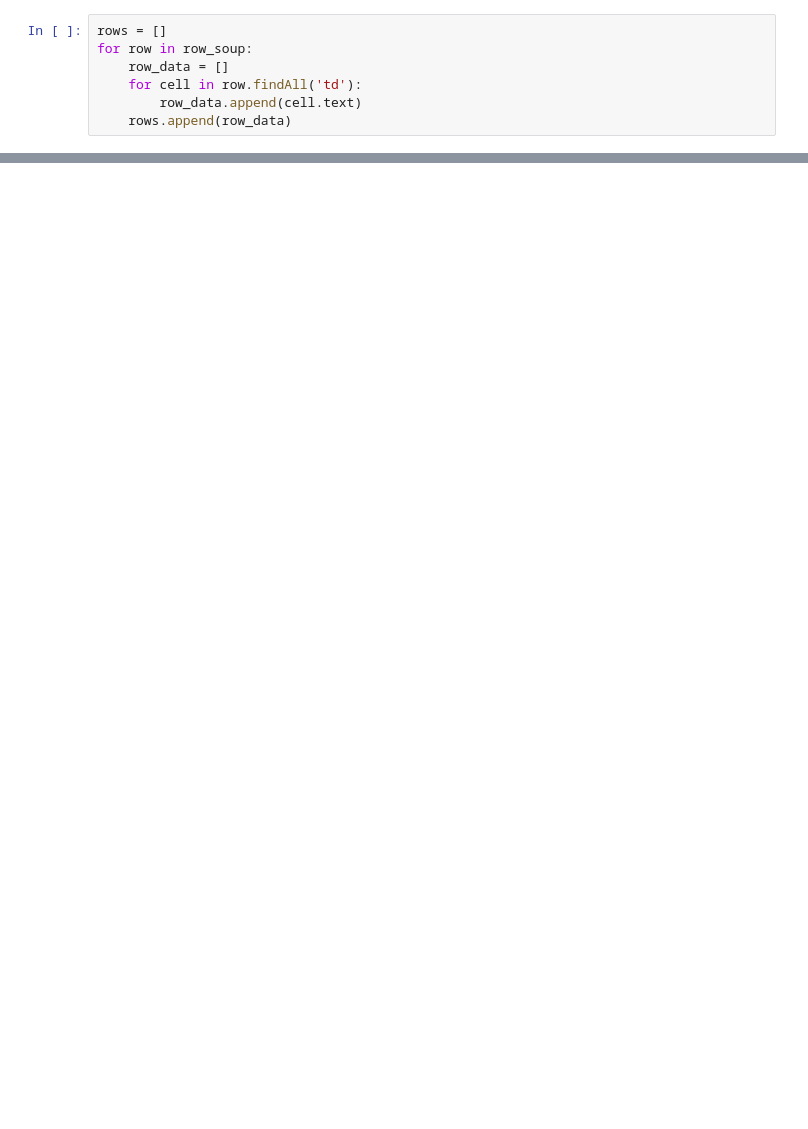
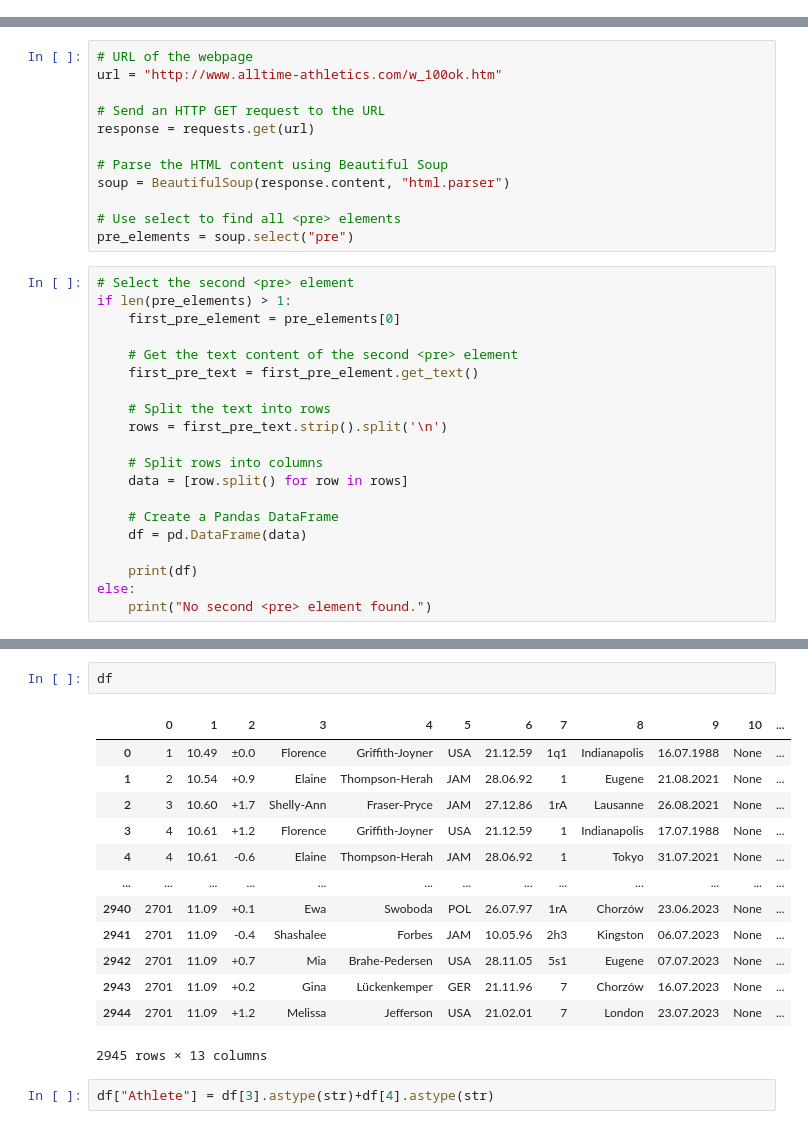
Before and after one commit to Moff1/PersonalProjectsPython, a Jupyter notebook: 100mWomenDataCollection.ipynb, the cells around one changed output, grey strips where cells are left out. Drawn from its saved outputs; the diff is of its cells as text; blank space fills up the shorter version.

Commit message:
Add files via upload
Pro 100m Data

```diff
--- a/100mWomenDataCollection.ipynb
+++ b/100mWomenDataCollection.ipynb
@@ -66,7 +0,0 @@ row_soup
-# %%
-rows = []
-for row in row_soup:
-    row_data = []
-    for cell in row.findAll('td'):
-        row_data.append(cell.text)
-    rows.append(row_data)
@@ -365,0 +28,32 @@ Womens100mDF.to_csv('Womens100m.csv', index=False)
+# %%
+# URL of the webpage
+url = "http://www.alltime-athletics.com/w_100ok.htm"
+
+# Send an HTTP GET request to the URL
+response = requests.get(url)
+
+# Parse the HTML content using Beautiful Soup
+soup = BeautifulSoup(response.content, "html.parser")
+
+# Use select to find all <pre> elements
+pre_elements = soup.select("pre")
+# %%
+# Select the second <pre> element
+if len(pre_elements) > 1:
+    first_pre_element = pre_elements[0]
+
+    # Get the text content of the second <pre> element
+    first_pre_text = first_pre_element.get_text()
+
+    # Split the text into rows
+    rows = first_pre_text.strip().split('\n')
+
+    # Split rows into columns
+    data = [row.split() for row in rows]
+
+    # Create a Pandas DataFrame
+    df = pd.DataFrame(data)
+
+    print(df)
+else:
+    print("No second <pre> element found.")
@@ -365,0 +78,18 @@ Womens100mDF.to_csv('Womens100m.csv', index=False)
+# %%
+df
+# %% [output]
+|  | 0 | 1 | 2 | 3 | 4 | 5 | 6 | 7 | 8 | 9 | 10 | ... |
+| 0 | 1 | 10.49 | ±0.0 | Florence | Griffith-Joyner | USA | 21.12.59 | 1q1 | Indianapolis | 16.07.1988 | None | ... |
+| 1 | 2 | 10.54 | +0.9 | Elaine | Thompson-Herah | JAM | 28.06.92 | 1 | Eugene | 21.08.2021 | None | ... |
+| 2 | 3 | 10.60 | +1.7 | Shelly-Ann | Fraser-Pryce | JAM | 27.12.86 | 1rA | Lausanne | 26.08.2021 | None | ... |
+| 3 | 4 | 10.61 | +1.2 | Florence | Griffith-Joyner | USA | 21.12.59 | 1 | Indianapolis | 17.07.1988 | None | ... |
+| 4 | 4 | 10.61 | -0.6 | Elaine | Thompson-Herah | JAM | 28.06.92 | 1 | Tokyo | 31.07.2021 | None | ... |
+| ... | ... | ... | ... | ... | ... | ... | ... | ... | ... | ... | ... | ... |
+| 2940 | 2701 | 11.09 | +0.1 | Ewa | Swoboda | POL | 26.07.97 | 1rA | Chorzów | 23.06.2023 | None | ... |
+| 2941 | 2701 | 11.09 | -0.4 | Shashalee | Forbes | JAM | 10.05.96 | 2h3 | Kingston | 06.07.2023 | None | ... |
+| 2942 | 2701 | 11.09 | +0.7 | Mia | Brahe-Pedersen | USA | 28.11.05 | 5s1 | Eugene | 07.07.2023 | None | ... |
+| 2943 | 2701 | 11.09 | +0.2 | Gina | Lückenkemper | GER | 21.11.96 | 7 | Chorzów | 16.07.2023 | None | ... |
+| 2944 | 2701 | 11.09 | +1.2 | Melissa | Jefferson | USA | 21.02.01 | 7 | London | 23.07.2023 | None | ... |
+2945 rows × 13 columns
+# %%
+df["Athlete"] = df[3].astype(str)+df[4].astype(str)
```
Also changed, not shown: parts of 43 cells of this notebook, 2 other files.
